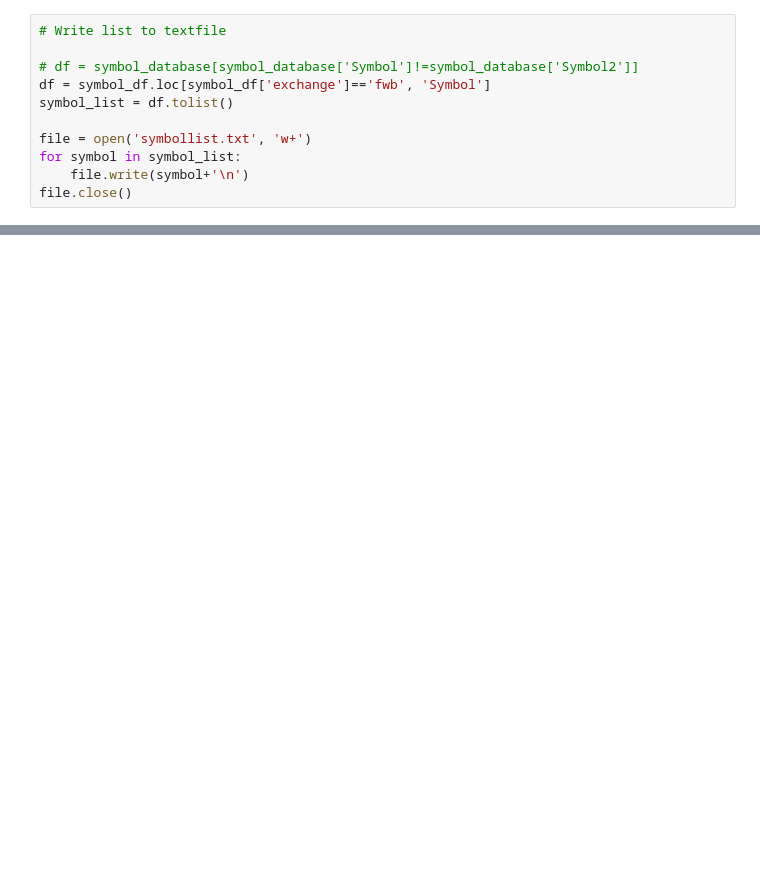
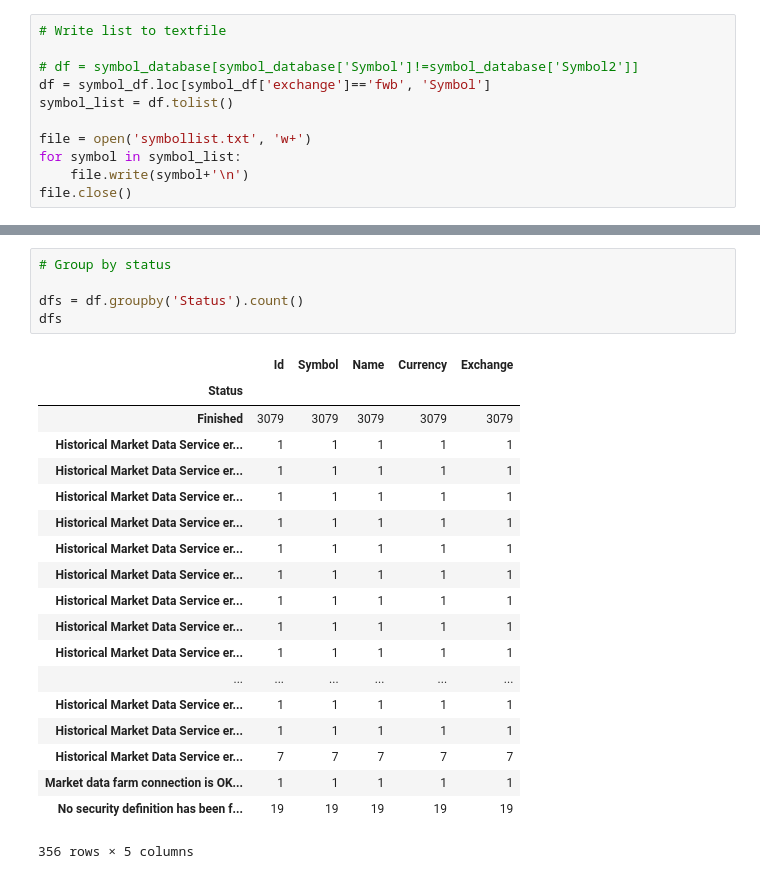
Before and after one commit to webclinic017/barbucket, a Jupyter notebook: ib_tws_api/symbol_database.ipynb, the cells around one changed output, grey strips where cells are left out. Drawn from its saved outputs; the diff is of its cells as text; blank space fills up the shorter version.

```diff
--- a/ib_tws_api/symbol_database.ipynb
+++ b/ib_tws_api/symbol_database.ipynb
@@ -94,0 +117,25 @@ df
+# %%
+# Group by status
+
+dfs = df.groupby('Status').count()
+dfs
+# %% [output]
+|  | Id | Symbol | Name | Currency | Exchange |
+| Status |  |  |  |  |  |
+| Finished | 3079 | 3079 | 3079 | 3079 | 3079 |
+| Historical Market Data Service er... | 1 | 1 | 1 | 1 | 1 |
+| Historical Market Data Service er... | 1 | 1 | 1 | 1 | 1 |
+| Historical Market Data Service er... | 1 | 1 | 1 | 1 | 1 |
+| Historical Market Data Service er... | 1 | 1 | 1 | 1 | 1 |
+| Historical Market Data Service er... | 1 | 1 | 1 | 1 | 1 |
+| Historical Market Data Service er... | 1 | 1 | 1 | 1 | 1 |
+| Historical Market Data Service er... | 1 | 1 | 1 | 1 | 1 |
+| Historical Market Data Service er... | 1 | 1 | 1 | 1 | 1 |
+| Historical Market Data Service er... | 1 | 1 | 1 | 1 | 1 |
+| ... | ... | ... | ... | ... | ... |
+| Historical Market Data Service er... | 1 | 1 | 1 | 1 | 1 |
+| Historical Market Data Service er... | 1 | 1 | 1 | 1 | 1 |
+| Historical Market Data Service er... | 7 | 7 | 7 | 7 | 7 |
+| Market data farm connection is OK... | 1 | 1 | 1 | 1 | 1 |
+| No security definition has been f... | 19 | 19 | 19 | 19 | 19 |
+356 rows × 5 columns
```
Also changed, not shown: parts of 10 cells of this notebook, 3 other files.
